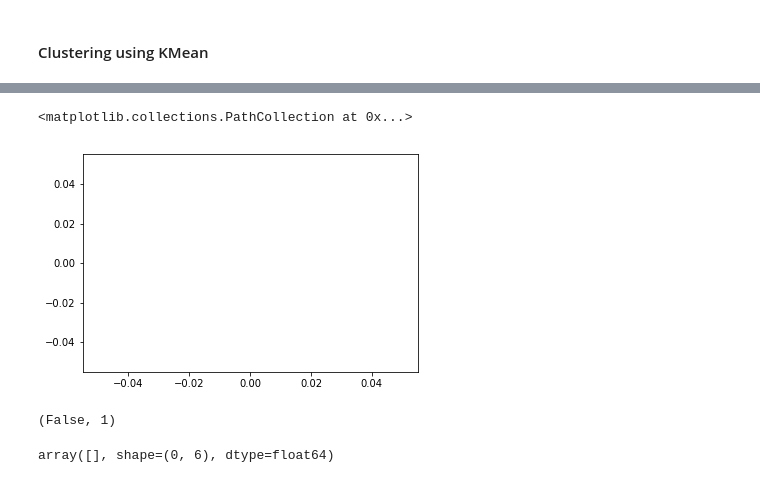
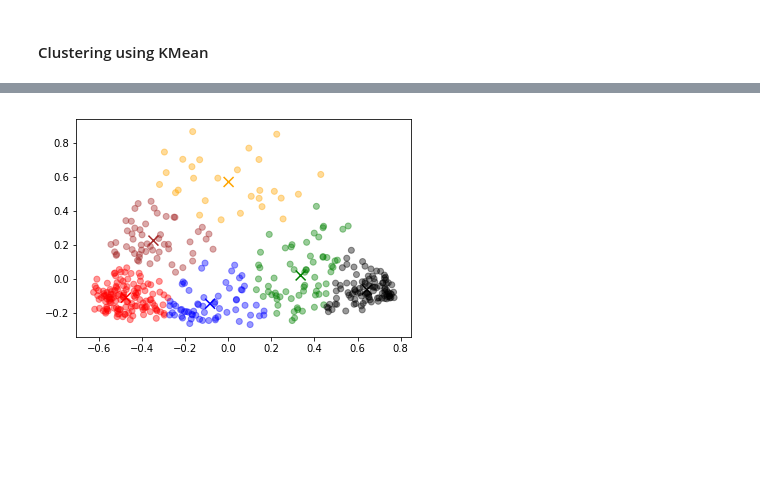
Before and after one commit to quanghoan/k-means-and-spectral-clustering, a Jupyter notebook: Wholesale-customers.ipynb, the cells around one changed output, grey strips where cells are left out. Saved outputs shown, nothing was run; the diff lists cells and outputs as text; code cells hidden in the pictures; blank space fills up the shorter version.

```diff
--- a/Wholesale-customers.ipynb
+++ b/Wholesale-customers.ipynb
@@ -68,6 +52,6 @@ array([[0.70833271, 0.53987376, 0.42274083, 0.01196489, 0.14950522,
 # %%
 #number of clusters
-n_clusters = 6
-kmean_model = KMeans(n_clusters=n_clusters)
+kmean_model = KMeans(n_clusters=6)
 kmean_model.fit_predict(T)
+kmean_model
 # %% [output]
@@ -93,16 +82,42 @@ centroids, labels = kmean_model.cluster_centers_, kmean_model.labels_
-# %%
-#Visualising the clusters
-plt.scatter(T[kmean_model == 0, 0], T[kmean_model == 0, 1], s = 100, c = 'red', label = 'Iris-setosa')
-plt.scatter(T[kmean_model == 1, 0], T[kmean_model == 1, 1], s = 100, c = 'blue', label = 'Iris-versicolour')
-plt.scatter(T[kmean_model == 2, 0], T[kmean_model == 2, 1], s = 100, c = 'green', label = 'Iris-virginica')
-# %% [output]
-<matplotlib.collections.PathCollection at 0x...>
-[figure, removed]
-# %%
-kmean_model == 0, 1
-# %% [output]
-(False, 1)
-# %%
-T[kmean_model == 0, 1]
-# %% [output]
-array([], shape=(0, 6), dtype=float64)
+# %%
+# Dimesionality reduction to 2
+pca_model = PCA(n_components=2)
+pca_model.fit(T) # fit the model
+T = pca_model.transform(T) # transform the 'normalized model'
+# transform the 'centroids of KMean'
+centroid_pca = pca_model.transform(centroids)
+# print(centroid_pca)
+# %%
+# colors for plotting
+colors = ['blue', 'red', 'green', 'orange', 'black', 'brown']
+# assign a color to each features (note that we are using features as target)
+features_colors = [ colors[labels[i]] for i in range(len(T)) ]
+
+# plot the PCA components
+plt.scatter(T[:, 0], T[:, 1],
+            c=features_colors, marker='o',
+            alpha=0.4
+        )
+
+# plot the centroids
+plt.scatter(centroid_pca[:, 0], centroid_pca[:, 1],
+            marker='x', s=100,
+            linewidths=3, c=colors
+        )
+
+# store the values of PCA component in variable: for easy writing
+xvector = pca_model.components_[0] * max(T[:,0])
+yvector = pca_model.components_[1] * max(T[:,1])
+columns = df.columns
+
+# plot the 'name of individual features' along with vector length
+# for i in range(len(columns)):
+#     # plot arrows
+#     plt.arrow(0, 0, xvector[i], yvector[i], color='b', width=0.0005, head_width=0.02, alpha=0.75
+#             )
+#     # plot name of features
+#     plt.text(xvector[i], yvector[i], list(columns)[i], color='b', alpha=0.75)
+
+plt.show()
+# %% [output]
+[figure, added]
```
Also changed, not shown: parts of 5 cells of this notebook, 1 other file.
